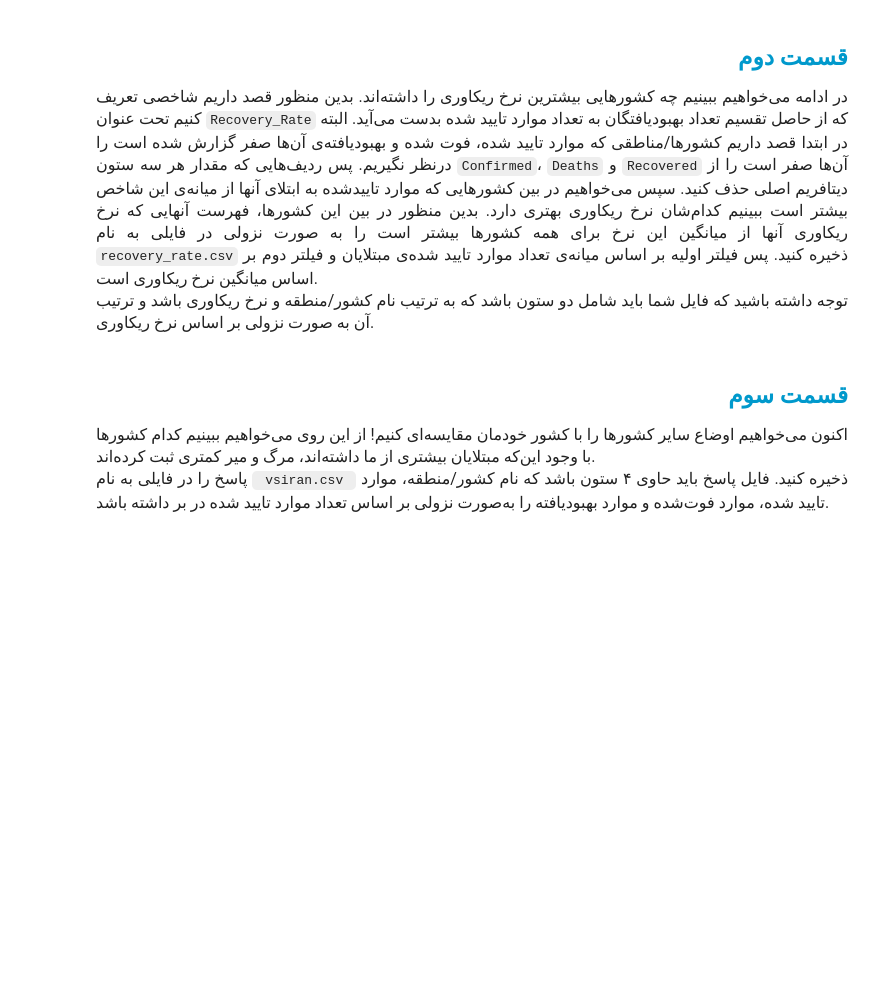
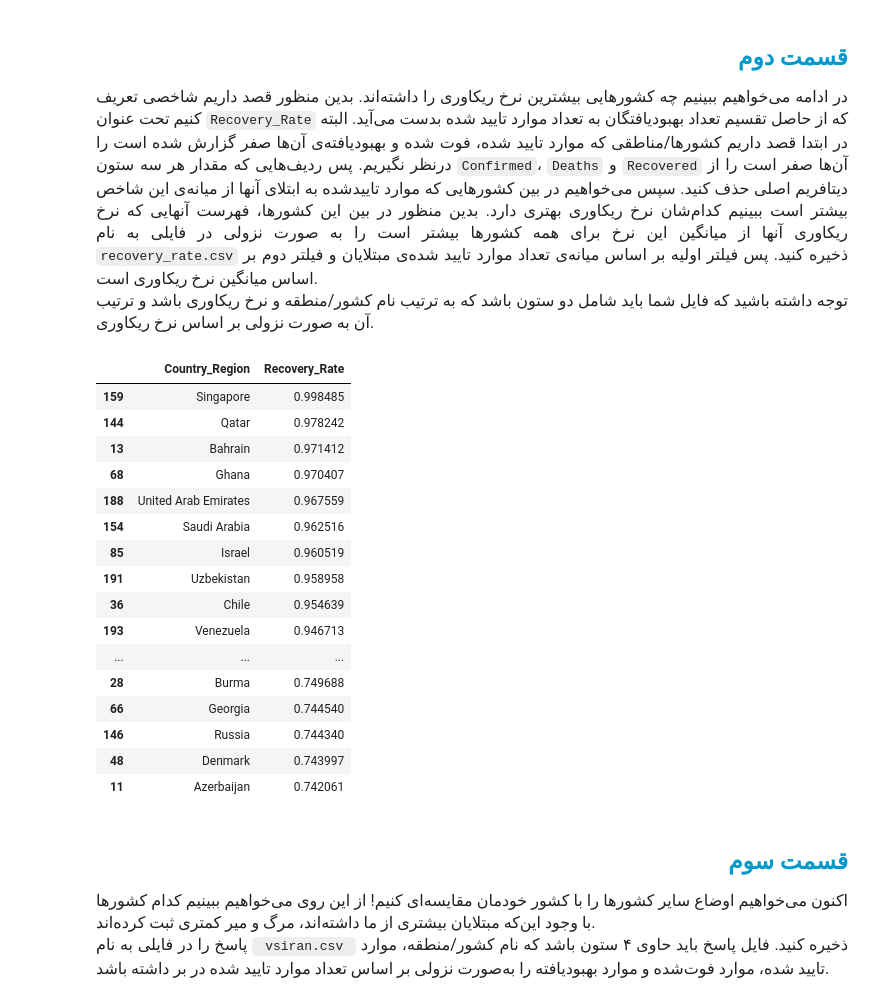
Before and after one commit to faezeh-hossinezade/ai_bootcamp_practices, a Jupyter notebook: NumPy_Pandas_Matplotlib_Exercises/DSBootcampFall_covid_q/covid19.ipynb, the cells around one changed output. Drawn from its saved outputs; the diff is of its cells as text; code cells hidden in the pictures; blank space fills up the shorter version.

```diff
--- a/NumPy_Pandas_Matplotlib_Exercises/DSBootcampFall_covid_q/covid19.ipynb
+++ b/NumPy_Pandas_Matplotlib_Exercises/DSBootcampFall_covid_q/covid19.ipynb
@@ -154,3 +127,31 @@ top10cases
+# %%
+dta = covid_data.groupby('Country_Region')[['Recovered','Confirmed','Deaths']].sum().reset_index()
+dta = dta.drop(dta[(dta['Recovered']==0)&(dta['Confirmed']==0)&(dta['Deaths']==0)].index)
+dta.dropna(how="any", inplace=True)
+conf_median=dta['Confirmed'].median()
+dta['Recovery_Rate']=dta['Recovered']/dta['Confirmed']
+average_recovery_rate=dta['Recovery_Rate'].mean()
+result = dta[(dta['Recovery_Rate']>average_recovery_rate) & (dta['Confirmed']>conf_median)][['Country_Region', 'Recovery_Rate']].sort_values('Recovery_Rate', ascending=False)
+result.to_csv('recovery_rate.csv', header=False)
+result
+# %% [output]
+|  | Country_Region | Recovery_Rate |
+| 159 | Singapore | 0.998485 |
+| 144 | Qatar | 0.978242 |
+| 13 | Bahrain | 0.971412 |
+| 68 | Ghana | 0.970407 |
+| 188 | United Arab Emirates | 0.967559 |
+| 154 | Saudi Arabia | 0.962516 |
+| 85 | Israel | 0.960519 |
+| 191 | Uzbekistan | 0.958958 |
+| 36 | Chile | 0.954639 |
+| 193 | Venezuela | 0.946713 |
+| ... | ... | ... |
+| 28 | Burma | 0.749688 |
+| 66 | Georgia | 0.744540 |
+| 146 | Russia | 0.744340 |
+| 48 | Denmark | 0.743997 |
+| 11 | Azerbaijan | 0.742061 |
 # %% [markdown]
 <h2 align=right style="line-height:200%;font-family:vazir;color:#0099cc">
 <font face="vazir" color="#0099cc">
```
Also changed, not shown: parts of 8 cells of this notebook, 4 other files.
